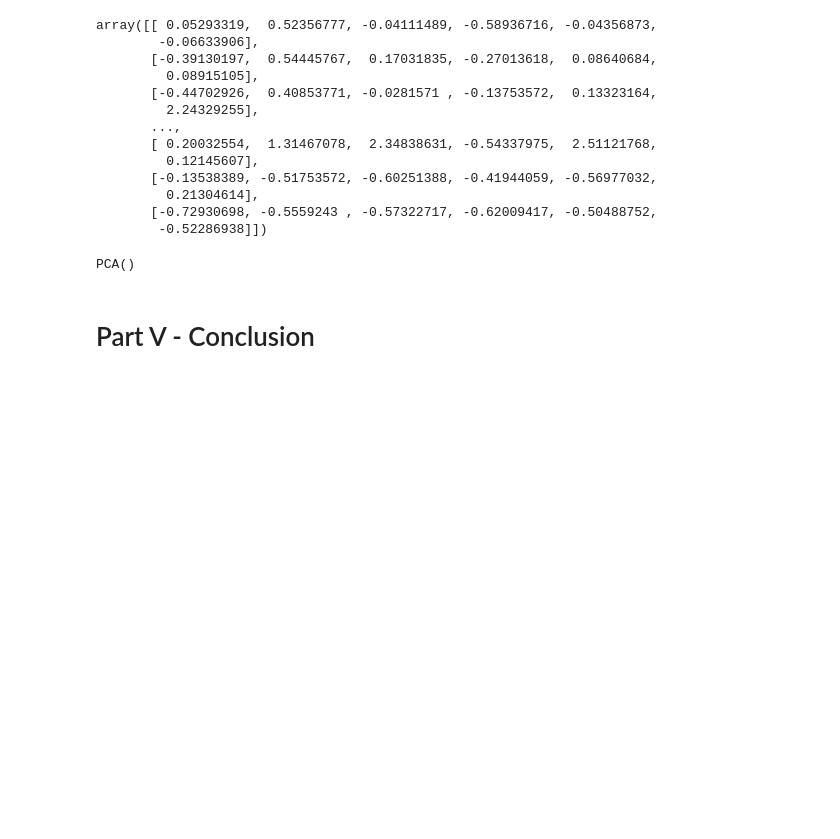
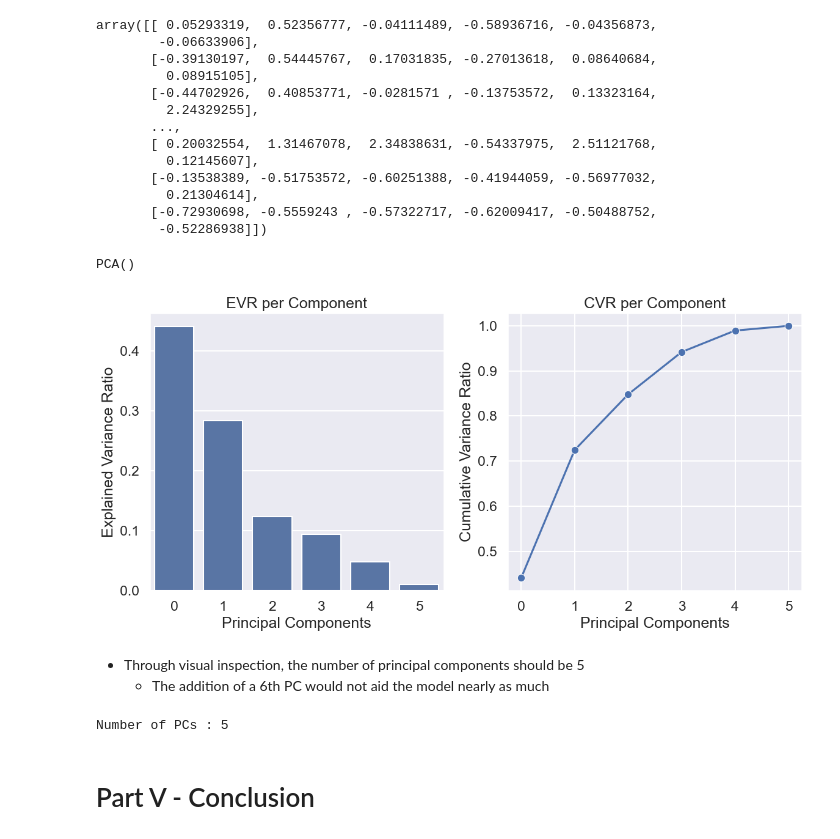
Before and after one commit to wangleo1/LHL_WholeSale_UML, a Jupyter notebook: Unsupervised Learning - Project.ipynb, the cells around one changed output. Drawn from its saved outputs; the diff is of its cells as text; code cells hidden in the pictures; blank space fills up the shorter version.

```diff
--- a/Unsupervised Learning - Project.ipynb
+++ b/Unsupervised Learning - Project.ipynb
@@ -457,6 +457,35 @@ EVR = pca.explained_variance_ratio_
 
 #Cumulative Variance Ratio
 CVR = EVR.cumsum()
+# %%
+#plot for both explained and cumulative variance ratios
+fig, axes = plt.subplots(nrows=1, ncols=2, figsize=(12, 6))
+
+#Explained Variance Ratio
+sns.barplot(EVR, ax=axes[0])
+axes[0].set_title('EVR per Component')
+axes[0].set_xlabel('Principal Components')
+axes[0].set_ylabel('Explained Variance Ratio')
+
+#Cumulative Variance Ratio
+sns.lineplot(CVR, ax=axes[1], marker='o')
+axes[1].set_title('CVR per Component')
+axes[1].set_xlabel('Principal Components')
+axes[1].set_ylabel('Cumulative Variance Ratio')
+
+#clean layout
+plt.tight_layout()
+# %% [output]
+[figure, added]
+# %% [markdown]
+- Through visual inspection, the number of principal components should be 5
+    - The addition of a 6th PC would not aid the model nearly as much
+# %%
+#determine number of components which would explain 95% of total variance within the dataset
+nComponents = (CVR <= 0.95).sum() + 1
+print("Number of PCs :", nComponents)
+# %% [output]
+Number of PCs : 5
 # %% [markdown]
 # Part V - Conclusion
 # %% [markdown]
```
Also changed, not shown: parts of 1 cell of this notebook.
